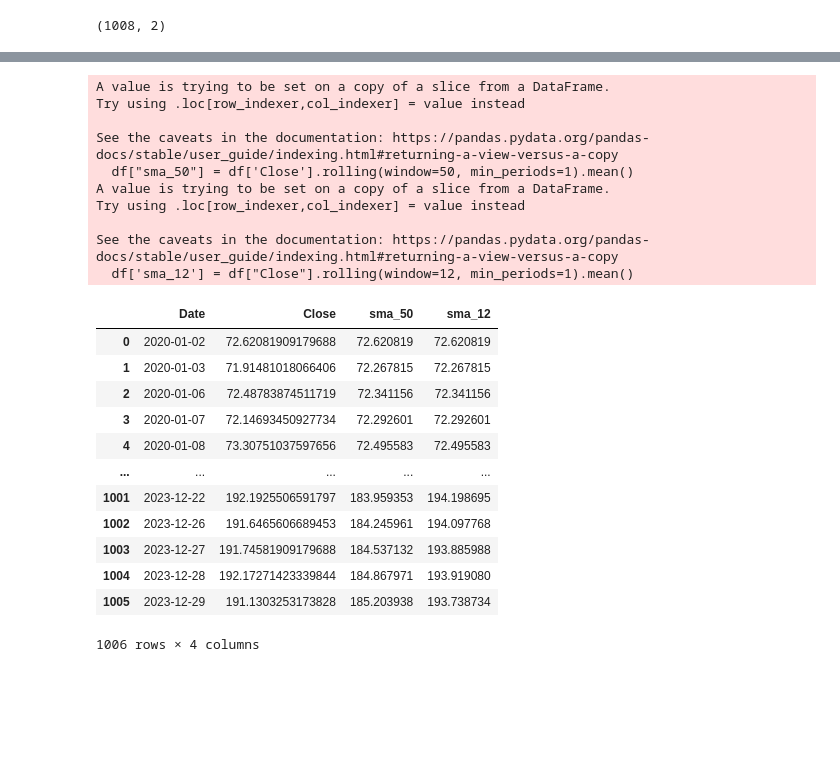
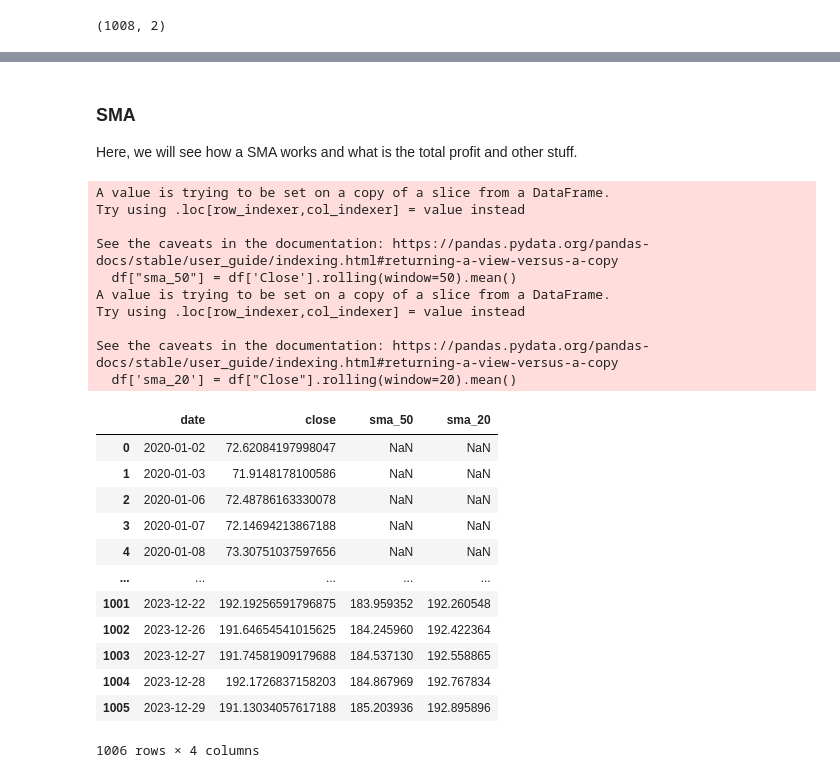
Before and after one commit to scitus18/quant, a Jupyter notebook: tmp2.ipynb, the cells around one changed output, grey strips where cells are left out. Cells and saved outputs as stored; diff of their text form; code cells hidden in the pictures; blank space fills up the shorter version.

```diff
--- a/tmp2.ipynb
+++ b/tmp2.ipynb
@@ -148,32 +149,34 @@ df
 1006 rows × 2 columns
+# %% [markdown]
+### SMA
+Here, we will see how a SMA works and what is the total profit and other stuff.
 # %%
-df["sma_50"] = df['Close'].rolling(window=50, min_periods=1).mean()
-df['sma_12'] = df["Close"].rolling(window=12, min_periods=1).mean()
+df["sma_50"] = df['Close'].rolling(window=50).mean()
+df['sma_20'] = df["Close"].rolling(window=20).mean()
+df.columns = ["date", "close", "sma_50", "sma_20"]
+df
 # %% [output]
 A value is trying to be set on a copy of a slice from a DataFrame.
 Try using .loc[row_indexer,col_indexer] = value instead
 
 See the caveats in the documentation: https://pandas.pydata.org/pandas-docs/stable/user_guide/indexing.html#returning-a-view-versus-a-copy
-  df["sma_50"] = df['Close'].rolling(window=50, min_periods=1).mean()
+  df["sma_50"] = df['Close'].rolling(window=50).mean()
 A value is trying to be set on a copy of a slice from a DataFrame.
 Try using .loc[row_indexer,col_indexer] = value instead
 
 See the caveats in the documentation: https://pandas.pydata.org/pandas-docs/stable/user_guide/indexing.html#returning-a-view-versus-a-copy
-  df['sma_12'] = df["Close"].rolling(window=12, min_periods=1).mean()
+  df['sma_20'] = df["Close"].rolling(window=20).mean()
+|  | date | close | sma_50 | sma_20 |
+| 0 | 2020-01-02 | 72.62084197998047 | NaN | NaN |
+| 1 | 2020-01-03 | 71.9148178100586 | NaN | NaN |
+| 2 | 2020-01-06 | 72.48786163330078 | NaN | NaN |
+| 3 | 2020-01-07 | 72.14694213867188 | NaN | NaN |
+| 4 | 2020-01-08 | 73.30751037597656 | NaN | NaN |
+| ... | ... | ... | ... | ... |
+| 1001 | 2023-12-22 | 192.19256591796875 | 183.959352 | 192.260548 |
+| 1002 | 2023-12-26 | 191.64654541015625 | 184.245960 | 192.422364 |
+| 1003 | 2023-12-27 | 191.74581909179688 | 184.537130 | 192.558865 |
+| 1004 | 2023-12-28 | 192.1726837158203 | 184.867969 | 192.767834 |
+| 1005 | 2023-12-29 | 191.13034057617188 | 185.203936 | 192.895896 |
+1006 rows × 4 columns
-# %%
-df
-# %% [output]
-|  | Date | Close | sma_50 | sma_12 |
-| 0 | 2020-01-02 | 72.62081909179688 | 72.620819 | 72.620819 |
-| 1 | 2020-01-03 | 71.91481018066406 | 72.267815 | 72.267815 |
-| 2 | 2020-01-06 | 72.48783874511719 | 72.341156 | 72.341156 |
-| 3 | 2020-01-07 | 72.14693450927734 | 72.292601 | 72.292601 |
-| 4 | 2020-01-08 | 73.30751037597656 | 72.495583 | 72.495583 |
-| ... | ... | ... | ... | ... |
-| 1001 | 2023-12-22 | 192.1925506591797 | 183.959353 | 194.198695 |
-| 1002 | 2023-12-26 | 191.6465606689453 | 184.245961 | 194.097768 |
-| 1003 | 2023-12-27 | 191.74581909179688 | 184.537132 | 193.885988 |
-| 1004 | 2023-12-28 | 192.17271423339844 | 184.867971 | 193.919080 |
-| 1005 | 2023-12-29 | 191.1303253173828 | 185.203938 | 193.738734 |
-1006 rows × 4 columns
 # %%
```
Also changed, not shown: parts of 23 cells of this notebook, 4 other files.
